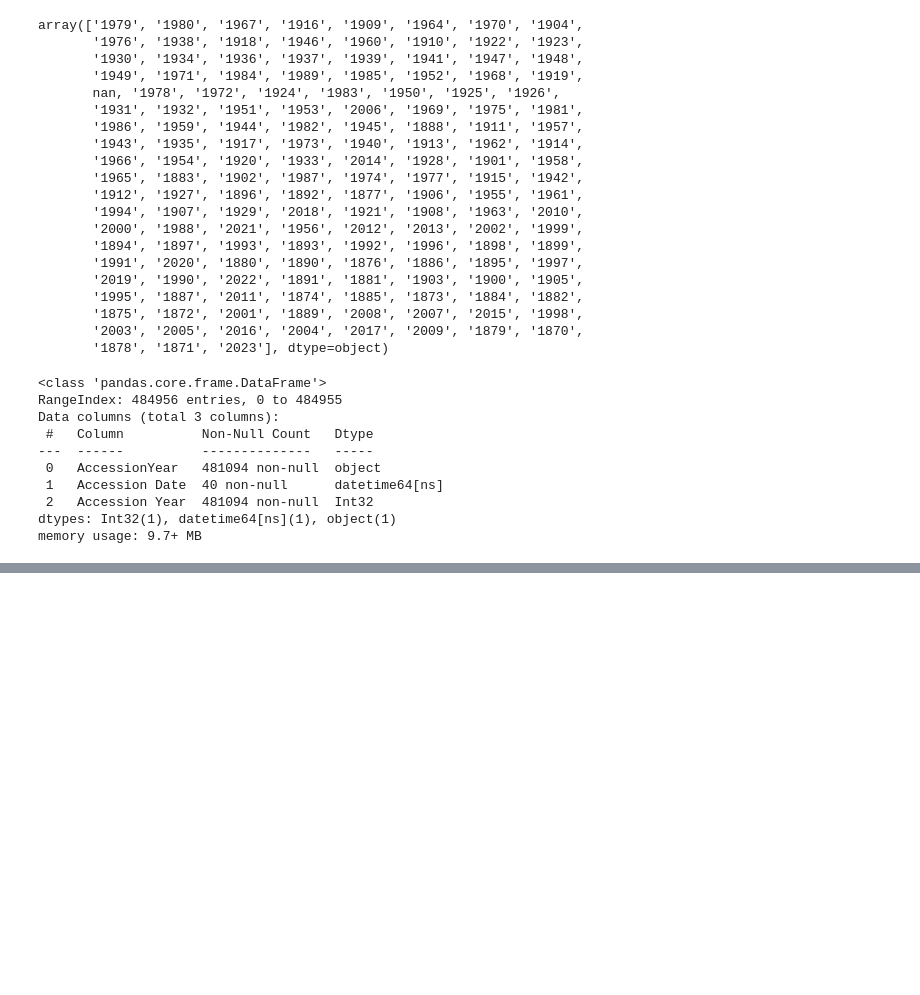
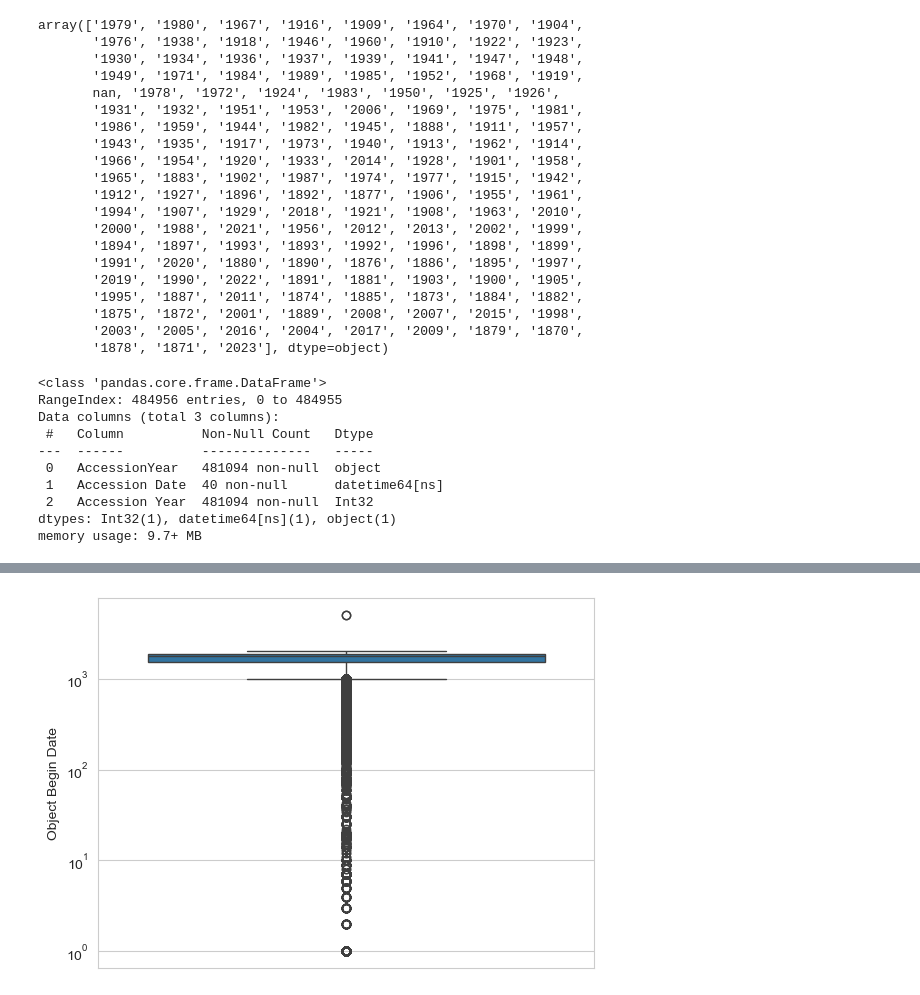
Before and after one commit to nickobard/Data-Preprocessing-Course, a Jupyter notebook: 01/01_homework.ipynb, the cells around one changed output, grey strips where cells are left out. Saved outputs shown, nothing was run; the diff lists cells and outputs as text; code cells hidden in the pictures; blank space fills up the shorter version.

```diff
--- a/01/01_homework.ipynb
+++ b/01/01_homework.ipynb
@@ -1190,0 +1291,5 @@ del df_accession_year
+# %%
+sns.boxplot(df_obd_oed['Object Begin Date'])
+plt.yscale('log')
+# %% [output]
+[figure, added]
```
Also changed, not shown: parts of 22 cells of this notebook.
